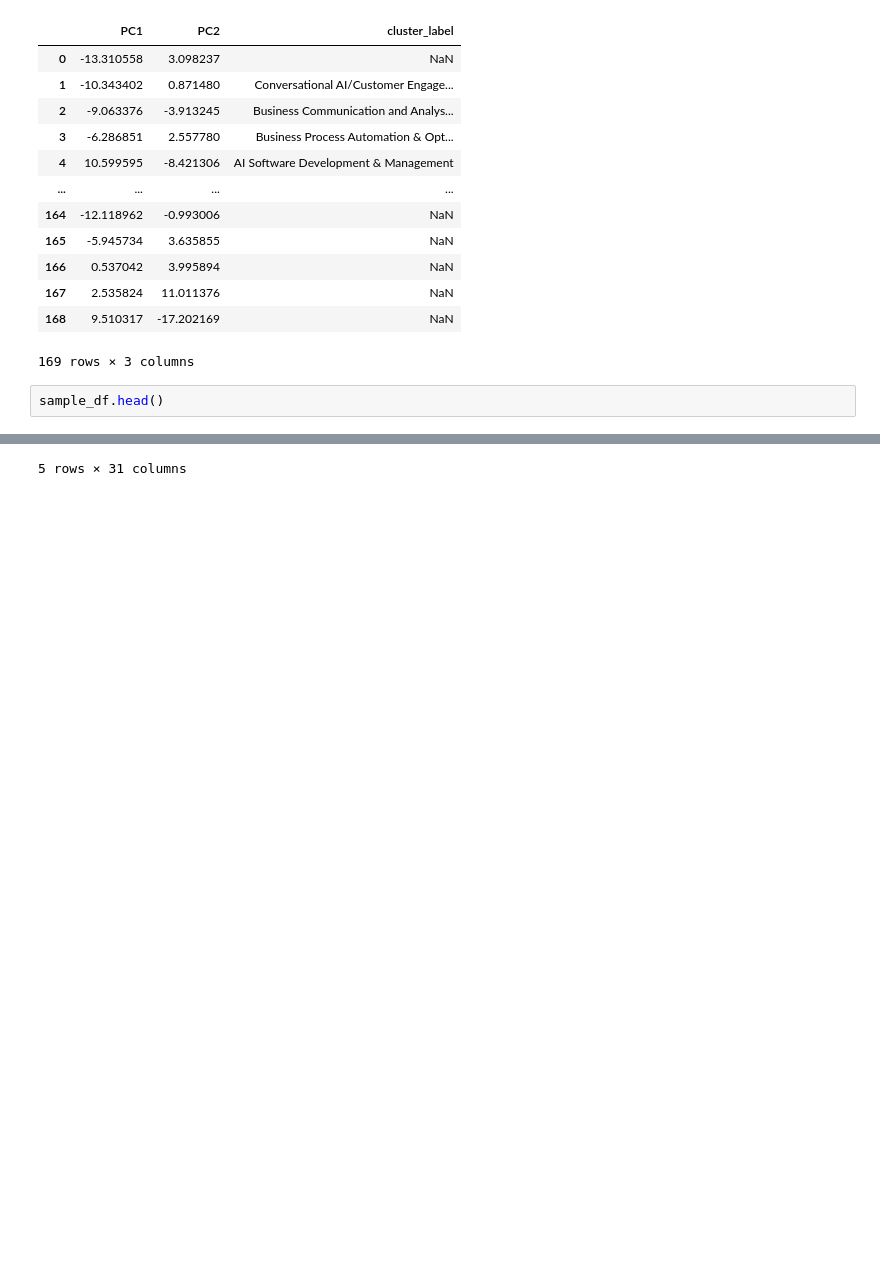
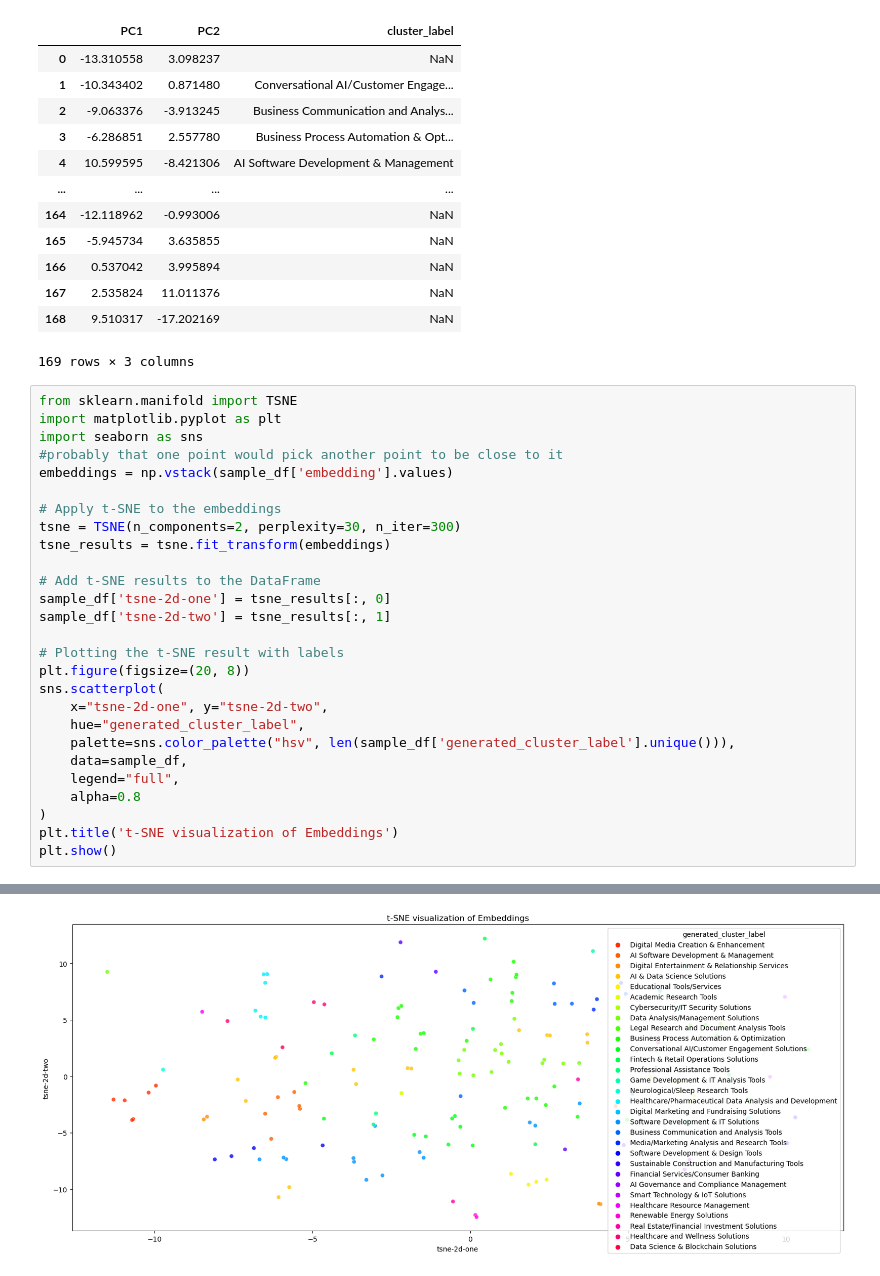
Before and after one commit to Julia-Susser/AI-Startup-Impact-on-US-Labor-Economy-via-Task-Automation, a Jupyter notebook: openai decomposition.ipynb, the cells around one changed output, grey strips where cells are left out. Cells and saved outputs as stored; diff of their text form; blank space fills up the shorter version.

```diff
--- a/openai decomposition.ipynb
+++ b/openai decomposition.ipynb
@@ -581,5 +581,30 @@ pca_df
 | 168 | 9.510317 | -17.202169 | NaN |
 169 rows × 3 columns
 # %%
-sample_df.head()
+from sklearn.manifold import TSNE
+import matplotlib.pyplot as plt
+import seaborn as sns
+#probably that one point would pick another point to be close to it
+embeddings = np.vstack(sample_df['embedding'].values)
+
+# Apply t-SNE to the embeddings
+tsne = TSNE(n_components=2, perplexity=30, n_iter=300)
+tsne_results = tsne.fit_transform(embeddings)
+
+# Add t-SNE results to the DataFrame
+sample_df['tsne-2d-one'] = tsne_results[:, 0]
+sample_df['tsne-2d-two'] = tsne_results[:, 1]
+
+# Plotting the t-SNE result with labels
+plt.figure(figsize=(20, 8))
+sns.scatterplot(
+    x="tsne-2d-one", y="tsne-2d-two",
+    hue="generated_cluster_label",
+    palette=sns.color_palette("hsv", len(sample_df['generated_cluster_label'].unique())),
+    data=sample_df,
+    legend="full",
+    alpha=0.8
+)
+plt.title('t-SNE visualization of Embeddings')
+plt.show()
 # %% [output]
@@ -592 +611 @@ sample_df.head()
-5 rows × 31 columns
+[figure, added]
```
Also changed, not shown: parts of 1 cell of this notebook.
